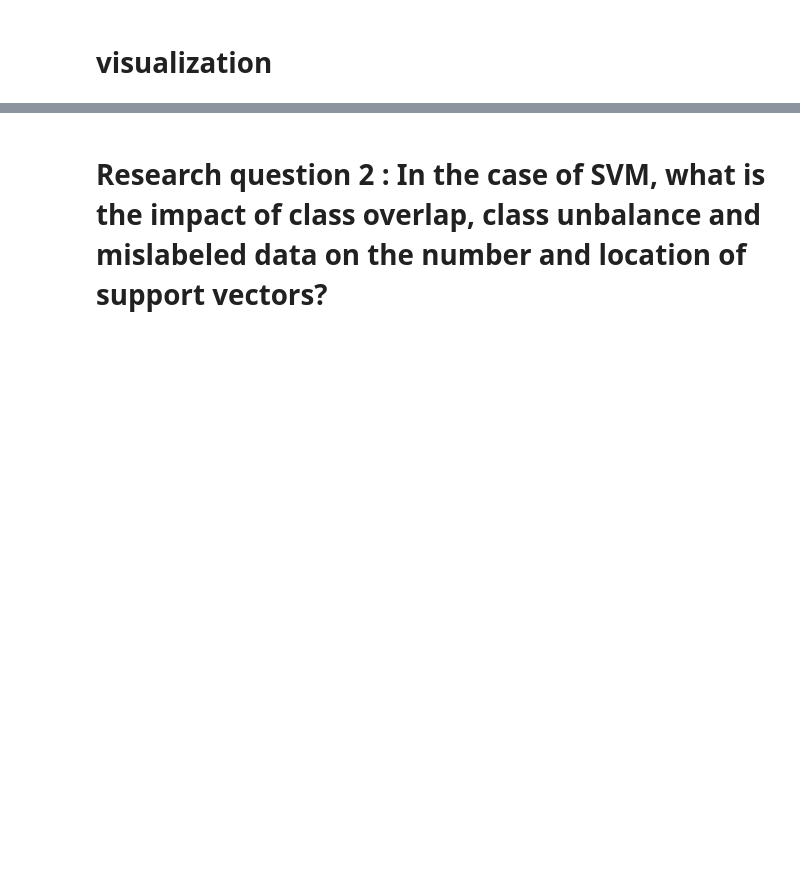
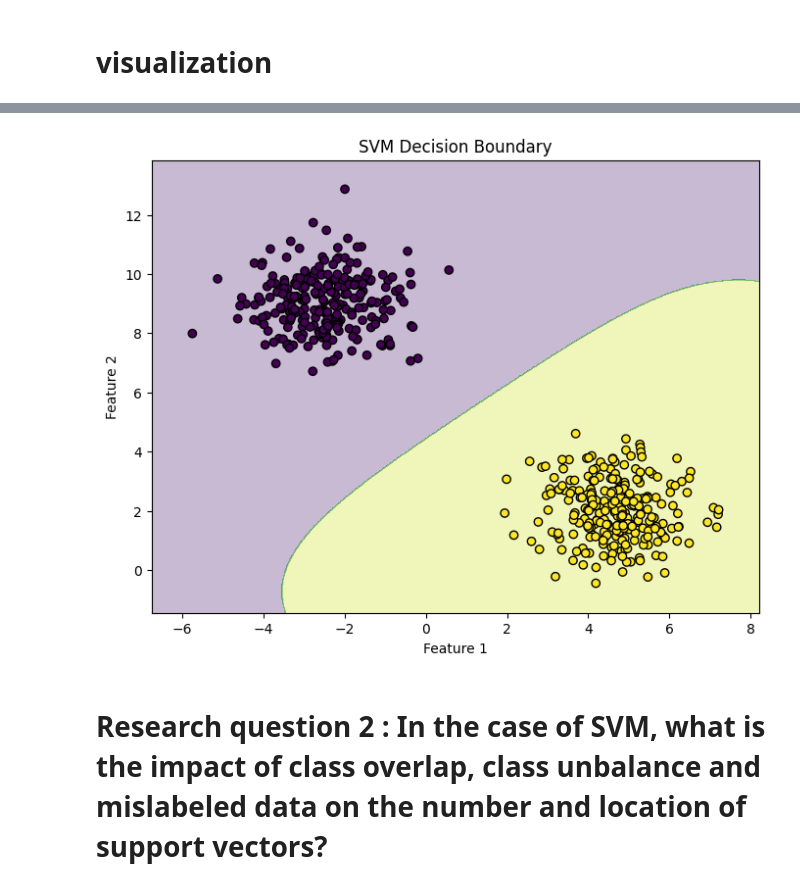
Before and after one commit to meryla/sfml-project, a Jupyter notebook: sfml.ipynb, the cells around one changed output, grey strips where cells are left out. Drawn from its saved outputs; the diff is of its cells as text; code cells hidden in the pictures; blank space fills up the shorter version.

```diff
--- a/sfml.ipynb
+++ b/sfml.ipynb
@@ -115,0 +134,8 @@ To keep the analysis simple and interpretable, we do not use image data or convo
+# %%
+# Create the Support Vector Machine model
+
+svm_model = SVC()
+
+# Train the SVM model
+
+svm_model.fit(X_train_scaled, y_train)
@@ -120,18 +225,39 @@ To keep the analysis simple and interpretable, we do not use image data or convo
 # %%
-##################1️⃣RESEARCH Q11️⃣##########################
+# Predict values across the grid
+
+Z = svm_model.predict(
+    scaler.transform(
+        np.c_[xx.ravel(), yy.ravel()]
+    )
+)
+
+# Reshape predictions
+
+Z = Z.reshape(xx.shape)
+
+# Plot decision boundary
+
 plt.figure(figsize=(8,6))
+
+plt.contourf(xx, yy, Z, alpha=0.3)
+
+# Plot data points
 
 plt.scatter(
     X[:,0],
     X[:,1],
-    c=y
+    c=y,
+    edgecolors='k'
 )
 
-plt.title("Synthetic Classification Dataset")
+plt.title("SVM Decision Boundary")
+
 plt.xlabel("Feature 1")
 plt.ylabel("Feature 2")
 
 plt.show()
+# %% [output]
+[figure, added]
 # %% [markdown]
 # Research question 2 : In the case of SVM, what is the impact of class overlap, class unbalance and mislabeled data on the number and location of support vectors?
 # %%
```
Also changed, not shown: parts of 12 cells of this notebook.
